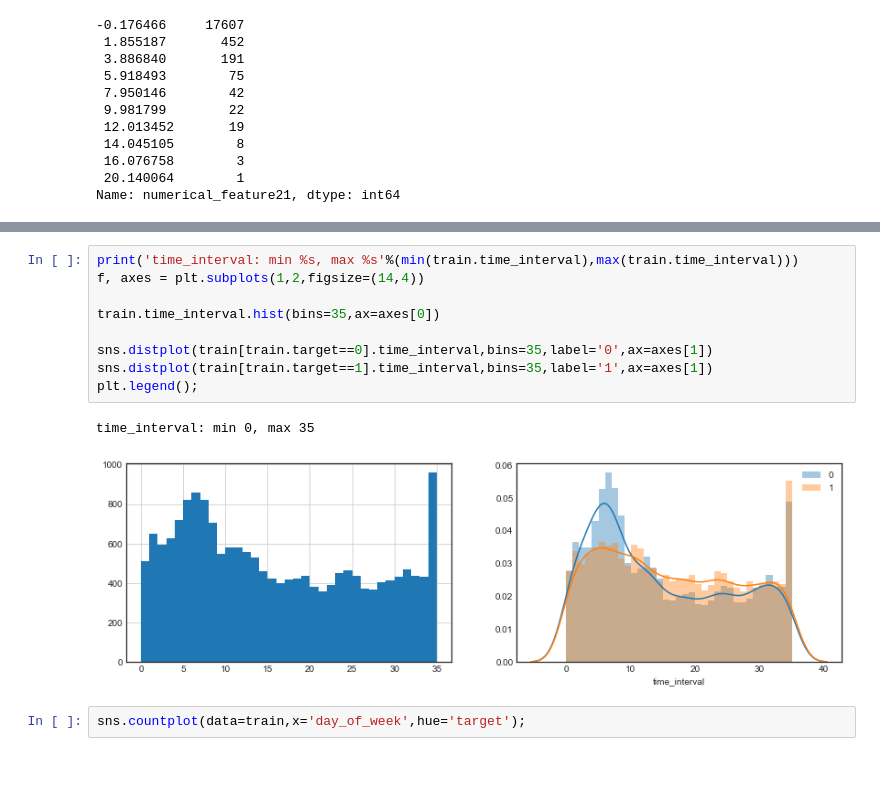
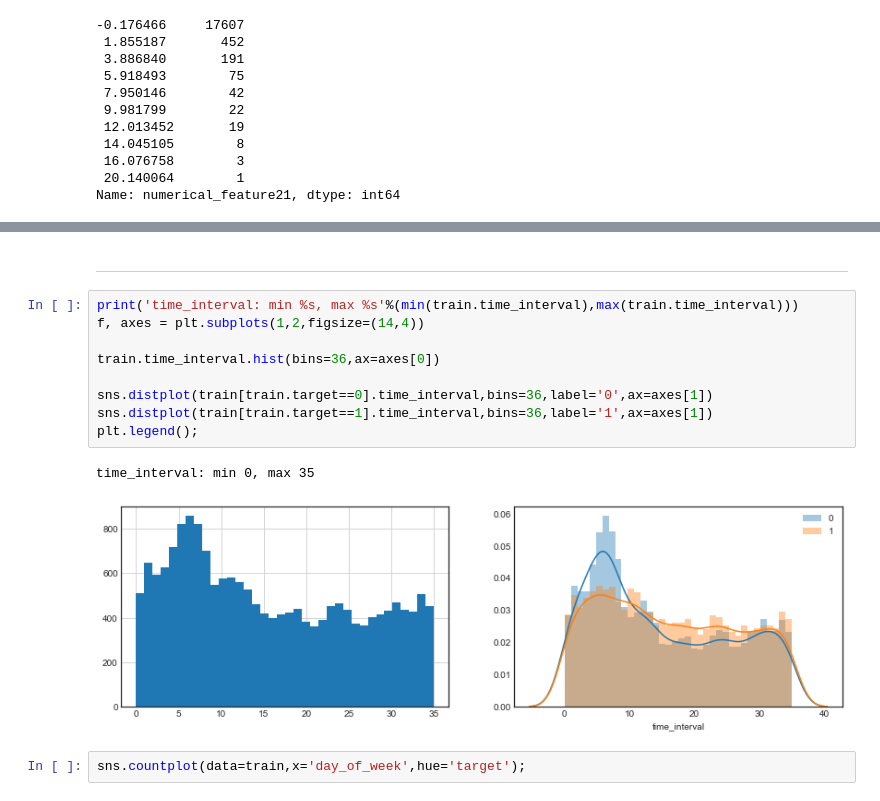
Before and after one commit to odaykhovskaya/test-task, a Jupyter notebook: solving_the_task.ipynb, the cells around one changed output, grey strips where cells are left out. Cells and saved outputs as stored; diff of their text form; blank space fills up the shorter version.

```diff
--- a/solving_the_task.ipynb
+++ b/solving_the_task.ipynb
@@ -113,15 +173,17 @@ sns.countplot(data=train,x='binary_feature1',hue='target');
+# %% [markdown]
+----
 # %%
 print('time_interval: min %s, max %s'%(min(train.time_interval),max(train.time_interval)))
 f, axes = plt.subplots(1,2,figsize=(14,4))
 
-train.time_interval.hist(bins=35,ax=axes[0])
+train.time_interval.hist(bins=36,ax=axes[0])
 
-sns.distplot(train[train.target==0].time_interval,bins=35,label='0',ax=axes[1])
-sns.distplot(train[train.target==1].time_interval,bins=35,label='1',ax=axes[1])
+sns.distplot(train[train.target==0].time_interval,bins=36,label='0',ax=axes[1])
+sns.distplot(train[train.target==1].time_interval,bins=36,label='1',ax=axes[1])
 plt.legend();
 # %% [output]
 time_interval: min 0, max 35
-[figure, old version]
+[figure, new version]
 # %%
 sns.countplot(data=train,x='day_of_week',hue='target');
 # %% [output]
```
Also changed, not shown: parts of 10 cells of this notebook.
